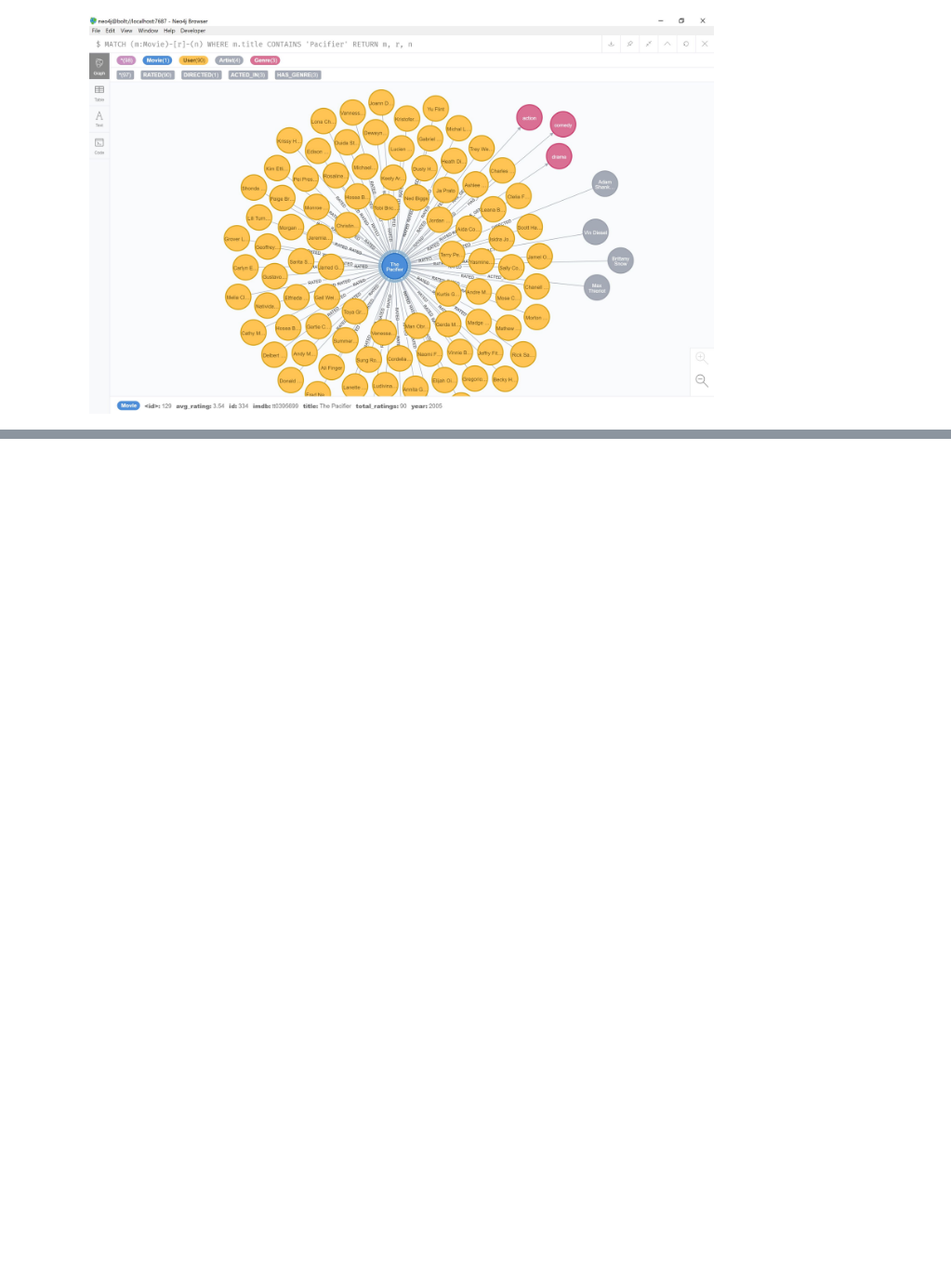
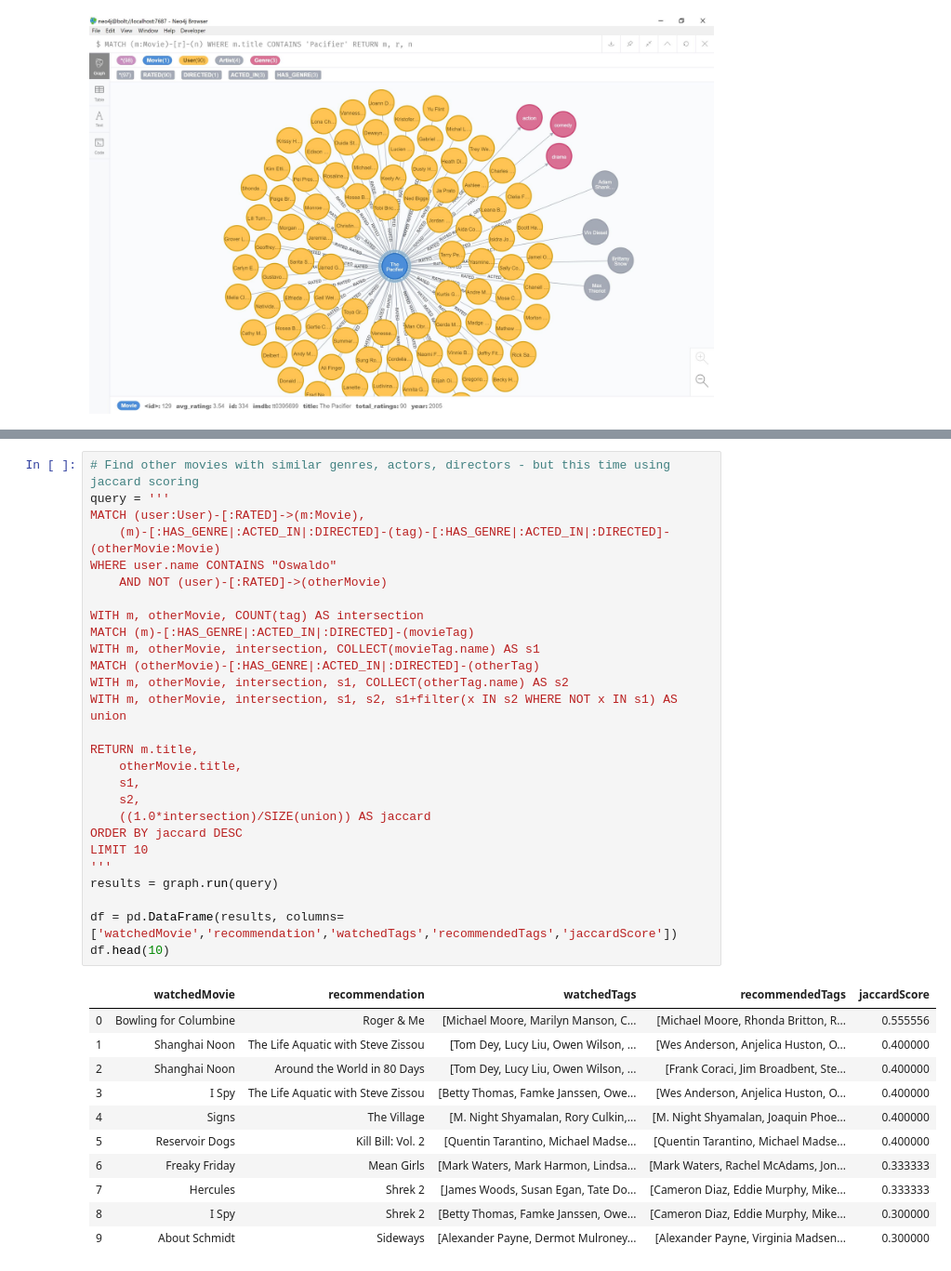
Before and after one commit to mei-yong/RecomMovies, a Jupyter notebook: recom_movies_graphdb.ipynb, the cells around one changed output, grey strips where cells are left out. Shown at 93% size. Saved outputs shown, nothing was run; the diff lists cells and outputs as text; blank space fills up the shorter version.

```diff
--- a/recom_movies_graphdb.ipynb
+++ b/recom_movies_graphdb.ipynb
@@ -604,0 +596,39 @@ df.head(10)
+# %%
+# Find other movies with similar genres, actors, directors - but this time using jaccard scoring
+query = '''
+MATCH (user:User)-[:RATED]->(m:Movie),
+    (m)-[:HAS_GENRE|:ACTED_IN|:DIRECTED]-(tag)-[:HAS_GENRE|:ACTED_IN|:DIRECTED]-(otherMovie:Movie)
+WHERE user.name CONTAINS "Oswaldo"
+    AND NOT (user)-[:RATED]->(otherMovie)
+
+WITH m, otherMovie, COUNT(tag) AS intersection
+MATCH (m)-[:HAS_GENRE|:ACTED_IN|:DIRECTED]-(movieTag)
+WITH m, otherMovie, intersection, COLLECT(movieTag.name) AS s1
+MATCH (otherMovie)-[:HAS_GENRE|:ACTED_IN|:DIRECTED]-(otherTag)
+WITH m, otherMovie, intersection, s1, COLLECT(otherTag.name) AS s2
+WITH m, otherMovie, intersection, s1, s2, s1+filter(x IN s2 WHERE NOT x IN s1) AS union
+
+RETURN m.title,
+    otherMovie.title,
+    s1,
+    s2,
+    ((1.0*intersection)/SIZE(union)) AS jaccard
+ORDER BY jaccard DESC
+LIMIT 10
+'''
+results = graph.run(query)
+
+df = pd.DataFrame(results, columns=['watchedMovie','recommendation','watchedTags','recommendedTags','jaccardScore'])
+df.head(10)
+# %% [output]
+|  | watchedMovie | recommendation | watchedTags | recommendedTags | jaccardScore |
+| 0 | Bowling for Columbine | Roger & Me | [Michael Moore, Marilyn Manson, C... | [Michael Moore, Rhonda Britton, R... | 0.555556 |
+| 1 | Shanghai Noon | The Life Aquatic with Steve Zissou | [Tom Dey, Lucy Liu, Owen Wilson, ... | [Wes Anderson, Anjelica Huston, O... | 0.400000 |
+| 2 | Shanghai Noon | Around the World in 80 Days | [Tom Dey, Lucy Liu, Owen Wilson, ... | [Frank Coraci, Jim Broadbent, Ste... | 0.400000 |
+| 3 | I Spy | The Life Aquatic with Steve Zissou | [Betty Thomas, Famke Janssen, Owe... | [Wes Anderson, Anjelica Huston, O... | 0.400000 |
+| 4 | Signs | The Village | [M. Night Shyamalan, Rory Culkin,... | [M. Night Shyamalan, Joaquin Phoe... | 0.400000 |
+| 5 | Reservoir Dogs | Kill Bill: Vol. 2 | [Quentin Tarantino, Michael Madse... | [Quentin Tarantino, Michael Madse... | 0.400000 |
+| 6 | Freaky Friday | Mean Girls | [Mark Waters, Mark Harmon, Lindsa... | [Mark Waters, Rachel McAdams, Jon... | 0.333333 |
+| 7 | Hercules | Shrek 2 | [James Woods, Susan Egan, Tate Do... | [Cameron Diaz, Eddie Murphy, Mike... | 0.333333 |
+| 8 | I Spy | Shrek 2 | [Betty Thomas, Famke Janssen, Owe... | [Cameron Diaz, Eddie Murphy, Mike... | 0.300000 |
+| 9 | About Schmidt | Sideways | [Alexander Payne, Dermot Mulroney... | [Alexander Payne, Virginia Madsen... | 0.300000 |
```
Also changed, not shown: parts of 21 cells of this notebook.
